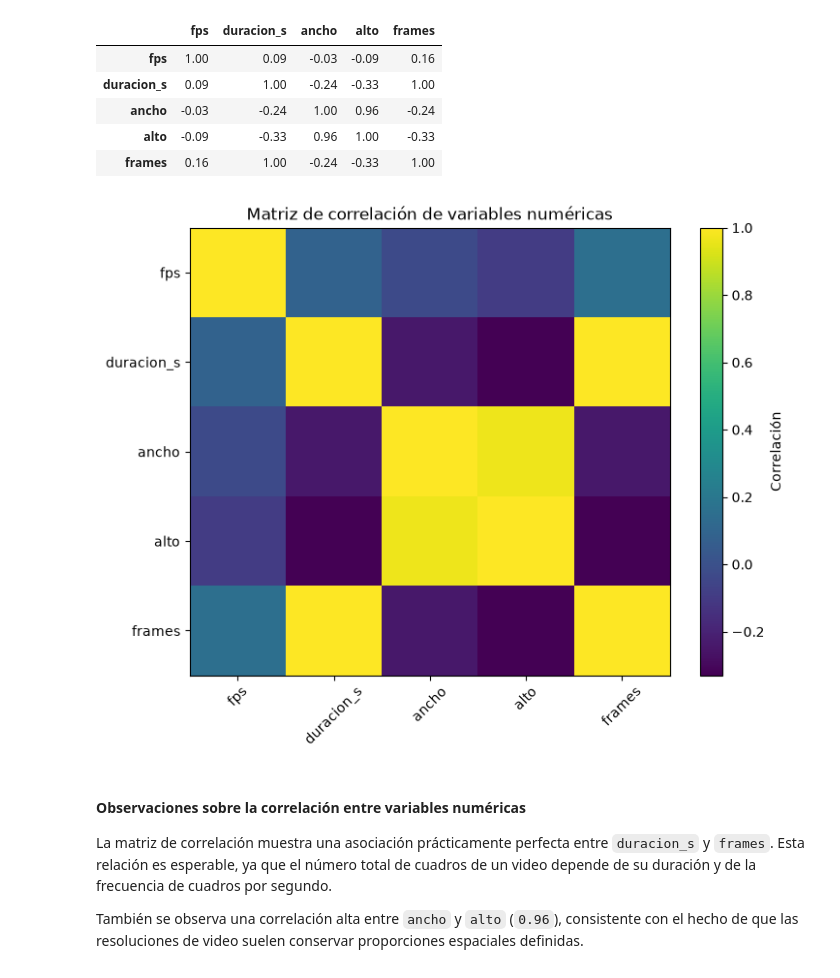
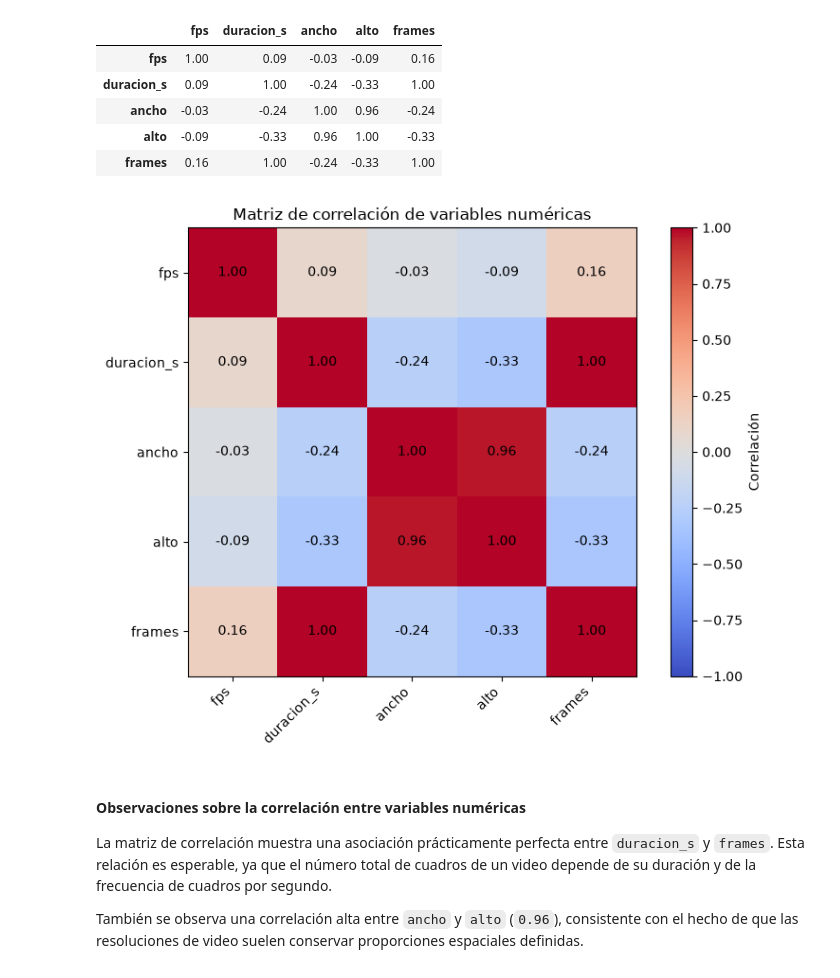
Before and after one commit to joseluistinajero/MNA---Proyecto-Integrador, a Jupyter notebook: Notebooks/Avance1_Equipo41.ipynb, the cells around one changed output. Cells and saved outputs as stored; diff of their text form; code cells hidden in the pictures.

```diff
--- a/Notebooks/Avance1_Equipo41.ipynb
+++ b/Notebooks/Avance1_Equipo41.ipynb
@@ -674 +822,21 @@ En contraste, `MNNIT_h264`, `CCTV_Shoplifting_Dataset` y el conjunto `sintetico`
 Estos resultados confirman que la fuente de procedencia está asociada con la escala temporal de los videos. Por tanto, la duración no debe interpretarse de forma aislada, ya que parte importante de su variabilidad responde a diferencias estructurales entre datasets.
+# %%
+
+sesgo_original = pd.Series({
+    "duracion_s": df["duracion_s"].skew(),
+    "frames": df["frames"].skew()
+})
+
+df["log_duracion_s"] = np.log1p(df["duracion_s"])
+df["log_frames"] = np.log1p(df["frames"])
+
+sesgo_log = pd.Series({
+    "log_duracion_s": df["log_duracion_s"].skew(),
+    "log_frames": df["log_frames"].skew()
+})
+
+print("Sesgo original:")
+display(sesgo_original)
+
+print("Sesgo después de log1p:")
+display(sesgo_log)
@@ -696,31 +932,38 @@ matriz_correlacion.round(2)
 | alto | -0.09 | -0.33 | 0.96 | 1.00 | -0.33 |
 | frames | 0.16 | 1.00 | -0.24 | -0.33 | 1.00 |
 # %%
-plt.figure(figsize=(8, 6))
+fig, ax = plt.subplots(figsize=(8, 6))
 
-plt.imshow(
+imagen = ax.imshow(
     matriz_correlacion,
-    aspect="auto"
+    vmin=-1,
+    vmax=1,
+    cmap="coolwarm"
 )
 
-plt.colorbar(label="Correlación")
+ax.set_xticks(range(len(matriz_correlacion.columns)))
+ax.set_yticks(range(len(matriz_correlacion.index)))
 
-plt.xticks(
-    range(len(variables_correlacion)),
-    variables_correlacion,
-    rotation=45
-)
+ax.set_xticklabels(matriz_correlacion.columns, rotation=45, ha="right")
+ax.set_yticklabels(matriz_correlacion.index)
 
-plt.yticks(
-    range(len(variables_correlacion)),
-    variables_correlacion
-)
+for i in range(len(matriz_correlacion.index)):
+    for j in range(len(matriz_correlacion.columns)):
+        ax.text(
+            j,
+            i,
+            f"{matriz_correlacion.iloc[i, j]:.2f}",
+            ha="center",
+            va="center"
+        )
 
-plt.title("Matriz de correlación de variables numéricas")
+fig.colorbar(imagen, ax=ax, label="Correlación")
+ax.set_title("Matriz de correlación de variables numéricas")
 
+plt.tight_layout()
 plt.show()
 # %% [output]
-[figure, old version]
+[figure, new version]
 # %% [markdown]
 #### Observaciones sobre la correlación entre variables numéricas
 
```
Also changed, not shown: parts of 23 cells of this notebook.
